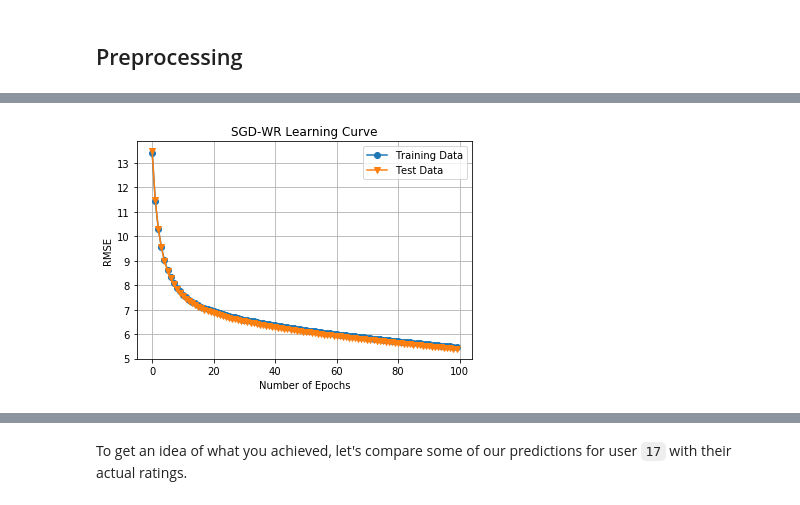
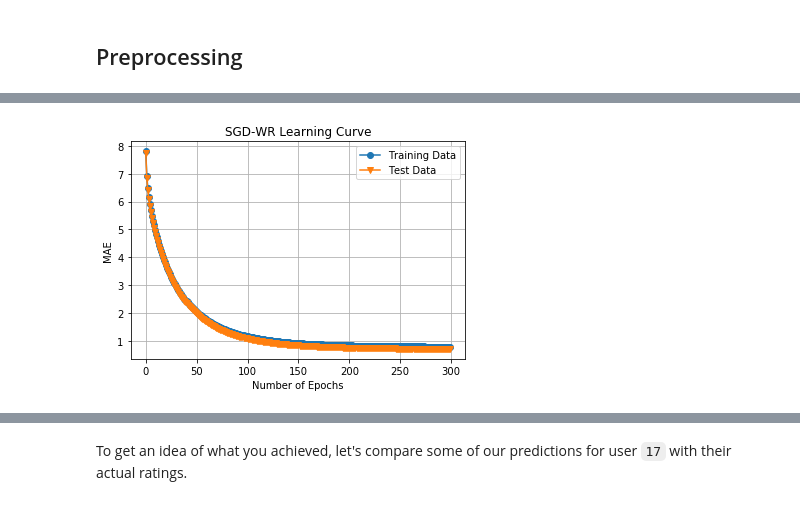
Before and after one commit to guimedeiros1/adapt_recommender, a Jupyter notebook: notebooks/SGD_contextual.ipynb, the cells around one changed output, grey strips where cells are left out. Saved outputs shown, nothing was run; the diff lists cells and outputs as text; code cells hidden in the pictures.

```diff
--- a/notebooks/SGD_contextual.ipynb
+++ b/notebooks/SGD_contextual.ipynb
@@ -177,0 +150,5 @@ total_profile_bias
+# %%
+#ignore if already loaded
+mv = pd.read_csv('../data/movie.csv', sep=',', skipinitialspace=True)
+
+df['movie_knowledge_area'] = ''
@@ -178,6 +162,6 @@ total_profile_bias
 # %%
-from sklearn import cross_validation as cv
-train_data, test_data = cv.train_test_split(df,test_size=0.25)
+from sklearn.model_selection import train_test_split
+train_data, test_data = train_test_split(df,test_size=0.25)
 
 train_data = pd.DataFrame(train_data)
 test_data = pd.DataFrame(test_data)
@@ -203,3 +187,15 @@ def biases(B):
+# %%
+#get whole dataset bias
+
+#items_mean
+items_mean = df.groupby(['movie_id'])['rating'].mean()
+overall_mean = items_mean.mean()
+
+#profile_bias
+profile_bias = df.groupby(['learner_id'])['profile_bias'].mean()
+
+#item_bias
+items_bias = items_mean - overall_mean
 # %%
 # Create training and test matrix
 R = np.zeros((id_max, n_items))
@@ -224,11 +220,11 @@ I2[I2 == 0] = 0
 def prediction(P,Q,IM,UB,IB):
     return (np.dot(P.T,Q)+IM+UB+IB)
 # %%
-lmbda = 0.5 # Regularisation weight
+lmbda = 0.9 # Regularisation weight
 k = 8  # Dimensionality of the latent feature space
 m, n = R.shape  # Number of users and items
-n_epochs = 100  # Number of epochs
-gamma=0.001  # Learning rate
+n_epochs = 300  # Number of epochs
+gamma=0.009 # Learning rate
 
 P = 3 * np.random.rand(k,m) # Latent user feature matrix
 Q = 3 * np.random.rand(k,n) # Latent movie feature matrix
@@ -275,18 +291,18 @@ mean_absolute_error(R, np.dot(P.T,Q))
 # %%
 # Check performance by plotting train and test errors
 import matplotlib.pyplot as plt
 %matplotlib inline
 
 plt.plot(range(n_epochs), train_errors, marker='o', label='Training Data');
 plt.plot(range(n_epochs), test_errors, marker='v', label='Test Data');
 plt.title('SGD-WR Learning Curve')
 plt.xlabel('Number of Epochs');
-plt.ylabel('RMSE');
+plt.ylabel('MAE');
 plt.legend()
 plt.grid()
 plt.show()
 # %% [output]
-[figure, old version]
+[figure, new version]
 # %% [markdown]
 The model seems to perform quite well, with a relatively low RMSE after convergence. The performance can be influenced by tweaking the hyperparameters $\lambda$, $\gamma$ and $k$. In order to learn more about hyperparameter tuning you can take a look at one of the previous [posts](http://online.cambridgecoding.com/notebooks/cca_admin/scanning-hyperspace-how-to-tune-machine-learning-models).
 
```
Also changed, not shown: parts of 22 cells of this notebook, 3 other files.
